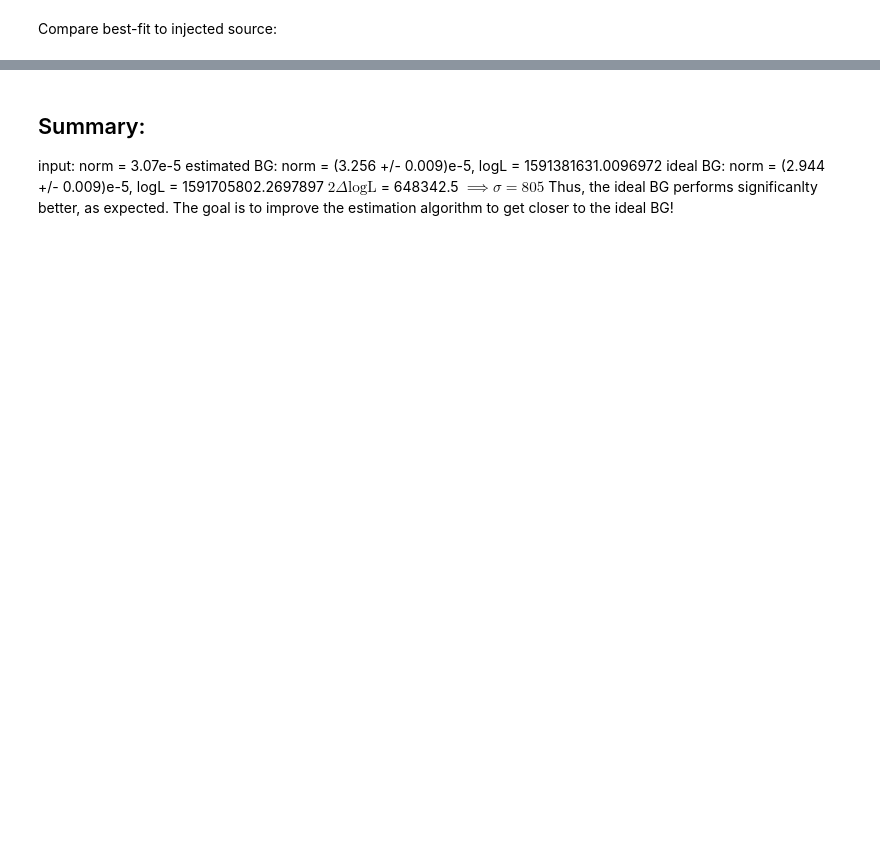
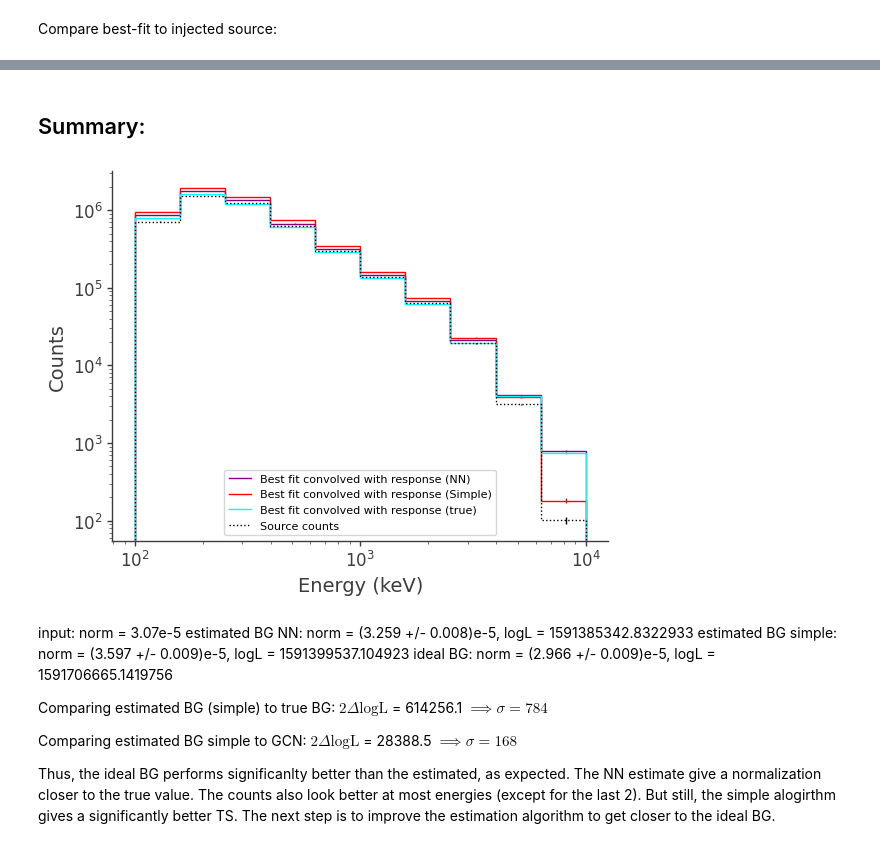
Before and after one commit to ckarwin/cosipy, a Jupyter notebook: docs/tutorials/background_estimation/continuum_estimation/BG_estimationNN_example.ipynb, the cells around one changed output, grey strips where cells are left out. Cells and saved outputs as stored; diff of their text form; code cells hidden in the pictures; blank space fills up the shorter version.

```diff
--- a/docs/tutorials/background_estimation/continuum_estimation/BG_estimationNN_example.ipynb
+++ b/docs/tutorials/background_estimation/continuum_estimation/BG_estimationNN_example.ipynb
@@ -294,6 +301,7 @@ dr_file = os.path.join(data_path,"ResponseContinuum.o3.e100_10000.b10log.s103969
 The estimated BG file was calculated at the last step:
 # %%
 estimated_bg = "inpainted_estimated_bg.h5"
+estimated_bg_simple = "inpainted_simple_estimated_bg.h5"
 # %% [markdown]
 Load files:
 # %%
@@ -316,6 +324,10 @@ bg.load_binned_data_from_hdf5(binned_data=background_model)
 bg_est = BinnedData(input_yaml)
 bg_est.load_binned_data_from_hdf5(binned_data=estimated_bg)
 
+# Load BG model estimated simple:
+bg_est_simple = BinnedData(input_yaml)
+bg_est_simple.load_binned_data_from_hdf5(binned_data=estimated_bg_simple)
+
 # Load total data:
 total = BinnedData(input_yaml)
 total.load_binned_data_from_hdf5(binned_data=total_data)
@@ -734,9 +913,44 @@ Values of statistical measures:
+# %% [markdown]
+## Summary:
+# %%
+# Plot the fitted spectrum convolved with the response, as well as the simulated source counts
+fig,ax = plt.subplots()
+
+ax.stairs(exp_est.project('Em').todense().contents, binned_energy_edges, color='purple', label = "Best fit convolved with response (NN)")
+ax.errorbar(binned_energy, exp_est.project('Em').todense().contents, yerr=np.sqrt(exp_est.project('Em').todense().contents), color='purple', linewidth=0, elinewidth=1)
+
+ax.stairs(exp_est_simple.project('Em').todense().contents, binned_energy_edges, color='red', label = "Best fit convolved with response (Simple)")
+ax.errorbar(binned_energy, exp_est_simple.project('Em').todense().contents, yerr=np.sqrt(exp_est_simple.project('Em').todense().contents), color='red', linewidth=0, elinewidth=1)
+
+ax.stairs(exp_true.project('Em').todense().contents, binned_energy_edges, color='cyan', label = "Best fit convolved with response (true)")
+ax.errorbar(binned_energy, exp_true.project('Em').todense().contents, yerr=np.sqrt(exp_est.project('Em').todense().contents), color='cyan', linewidth=0, elinewidth=1)
+
+ax.stairs(crab.binned_data.project('Em').todense().contents, binned_energy_edges, color = 'black', ls = ":", label = "Source counts")
+ax.errorbar(binned_energy, crab.binned_data.project('Em').todense().contents, yerr=np.sqrt(crab.binned_data.project('Em').todense().contents), color='black', linewidth=0, elinewidth=1)
+
+ax.set_xscale("log")
+ax.set_yscale("log")
+
+ax.set_xlabel("Energy (keV)")
+ax.set_ylabel("Counts")
+
+ax.legend()
+
+plt.show()
+# %% [output]
+[figure, added]
 # %% [markdown]
-## Summary:
 input: norm = 3.07e-5 </br>
-estimated BG: norm =  (3.256 +/- 0.009)e-5, logL = 1591381631.0096972  </br>
-ideal BG: norm = (2.944 +/- 0.009)e-5, logL = 1591705802.2697897 </br>
-$2 \Delta \mathrm{logL}$ = 648342.5 </br>
-$\implies \sigma = 805$ </br>
-Thus, the ideal BG performs significanlty better, as expected.  </br>
-The goal is to improve the estimation algorithm to get closer to the ideal BG!
+estimated BG NN: norm =  (3.259 +/- 0.008)e-5, logL = 1591385342.8322933  </br>
+estimated BG simple: norm =  (3.597 +/- 0.009)e-5, logL = 1591399537.104923  </br>
+ideal BG: norm = (2.966 +/- 0.009)e-5, logL = 1591706665.1419756 </br>
+
+Comparing estimated BG (simple) to true BG:
+$2 \Delta \mathrm{logL}$ = 614256.1 </br>
+$\implies \sigma = 784$ </br>
+
+Comparing estimated BG simple to GCN:
+$2 \Delta \mathrm{logL}$ = 28388.5 </br>
+$\implies \sigma = 168$ </br>
+
+Thus, the ideal BG performs significanlty better than the estimated, as expected. The NN estimate give a normalization closer to the true value. The counts also look better at most energies (except for the last 2). But still, the simple alogirthm gives a significantly better TS. The next step is to improve the estimation algorithm to get closer to the ideal BG.
```
Also changed, not shown: parts of 28 cells of this notebook, 4 other files.
